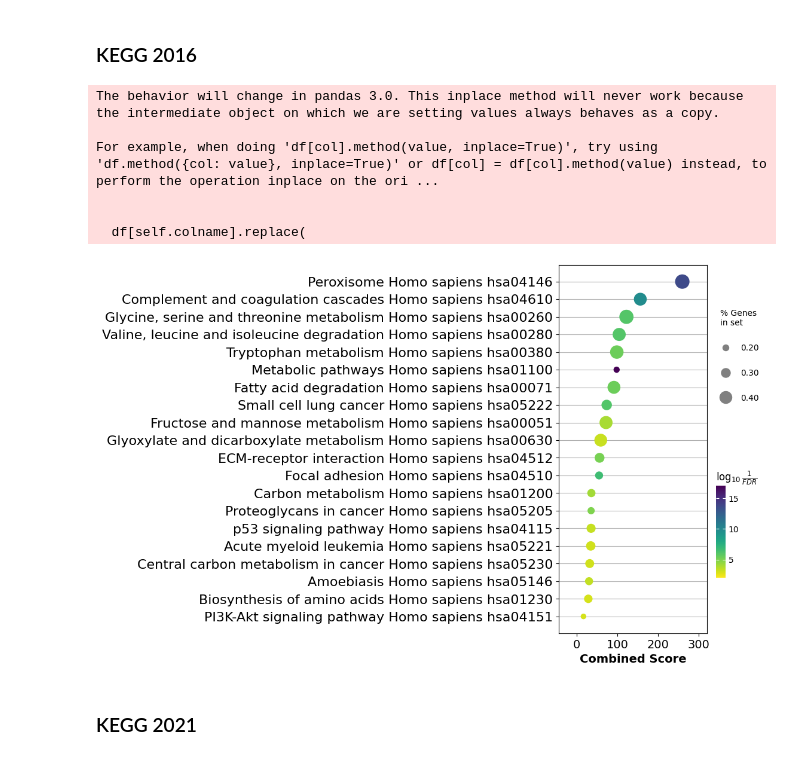
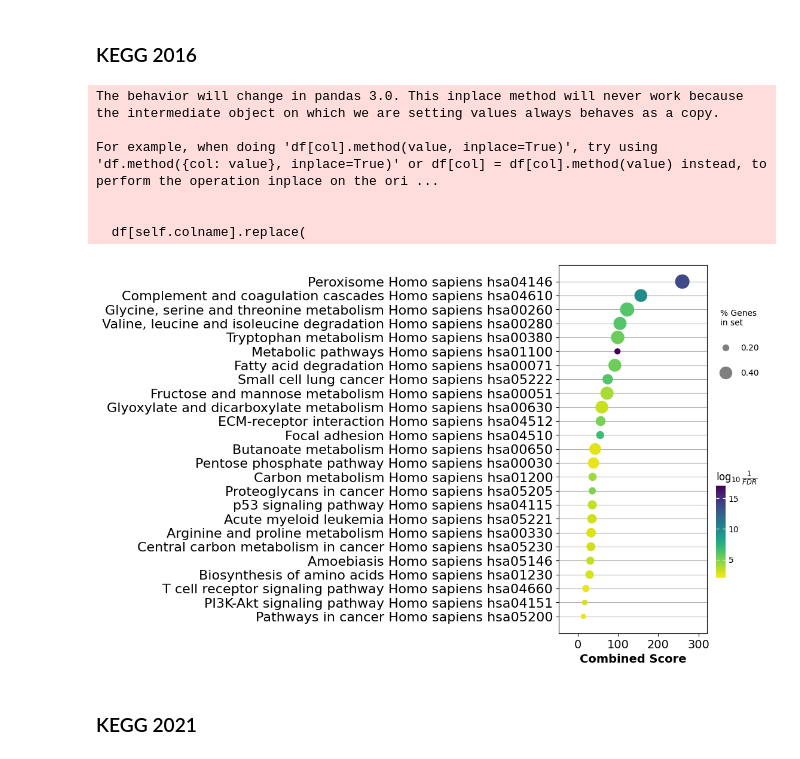
Before and after one commit to syao13/fibrosis-progression-deseq2, a Jupyter notebook: notebooks/02-gsea-analysis.ipynb, the cells around one changed output. Saved outputs shown, nothing was run; the diff lists cells and outputs as text; code cells hidden in the pictures.

```diff
--- a/notebooks/02-gsea-analysis.ipynb
+++ b/notebooks/02-gsea-analysis.ipynb
@@ -82,25 +82,25 @@ For example, when doing 'df[col].method(value, inplace=True)', try using 'df.met
 # %%
 # if you are only intrested in dataframe that enrichr returned, please set outdir=None
 gene_sets = ["KEGG_2016"]
 
 enr = gp.enrichr(gene_list=gene_list,
                  gene_sets=gene_sets,
                  organism='human', # don't forget to set organism to the one you desired! e.g. Yeast
                  outdir=None, # don't write to disk
                 )
 
 # obj.results stores all results
 # enr.results.head(20)
 
-ax = dotplot(enr.res2d,cmap='viridis_r', size=6, figsize=(4,8), top_term=20)
+ax = dotplot(enr.res2d,cmap='viridis_r', size=6, figsize=(4,8), top_term=25)
 # %% [output]
 The behavior will change in pandas 3.0. This inplace method will never work because the intermediate object on which we are setting values always behaves as a copy.
 
 For example, when doing 'df[col].method(value, inplace=True)', try using 'df.method({col: value}, inplace=True)' or df[col] = df[col].method(value) instead, to perform the operation inplace on the ori ...
 
 
   df[self.colname].replace(
-[figure, old version]
+[figure, new version]
 # %% [markdown]
 ### KEGG 2021
 # %%
```
Also changed, not shown: parts of 6 cells of this notebook.
